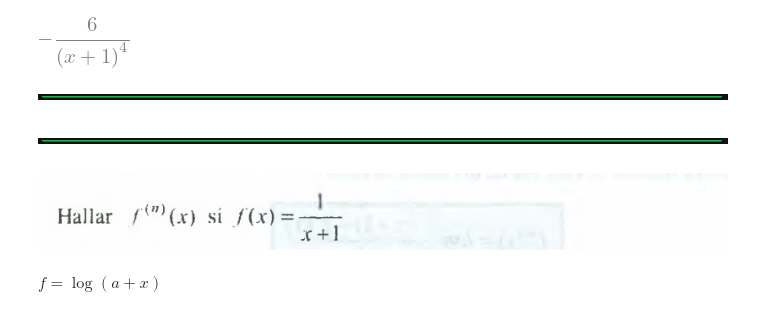
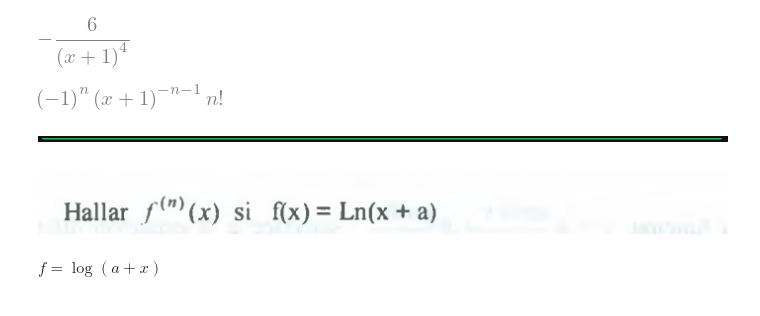
Before and after one commit to aldotb/Algebra-Math-Symbolic-Biblie, a Jupyter notebook: 15060 Higher Order Derivatives.ipynb, the cells around one changed output. Saved outputs shown, nothing was run; the diff lists cells and outputs as text; code cells hidden in the pictures.

```diff
--- a/15060 Higher Order Derivatives.ipynb
+++ b/15060 Higher Order Derivatives.ipynb
@@ -32,10 +32,12 @@ fn(2)
 fn(3)
 # %% [output]
 [figure]
-# %% [markdown]
-![image.png](attachment:fb4a0593-7b41-4cdb-a0d9-25828b4f2e1f.png)
+# %%
+fn(n)
+# %% [output]
+[figure, added]
 # %% [markdown]
 ![image.png](attachment:fb4a0593-7b41-4cdb-a0d9-25828b4f2e1f.png)
-# %% [markdown]
-![image.png](attachment:de459c51-8048-4fbf-b3ba-791fb803bb62.png)
+# %% [markdown]
+![image.png](attachment:ba214a52-feb5-456a-8814-028318fef0c7.png)
 # %%
```
Also changed, not shown: parts of 24 cells of this notebook, 11 other files.
